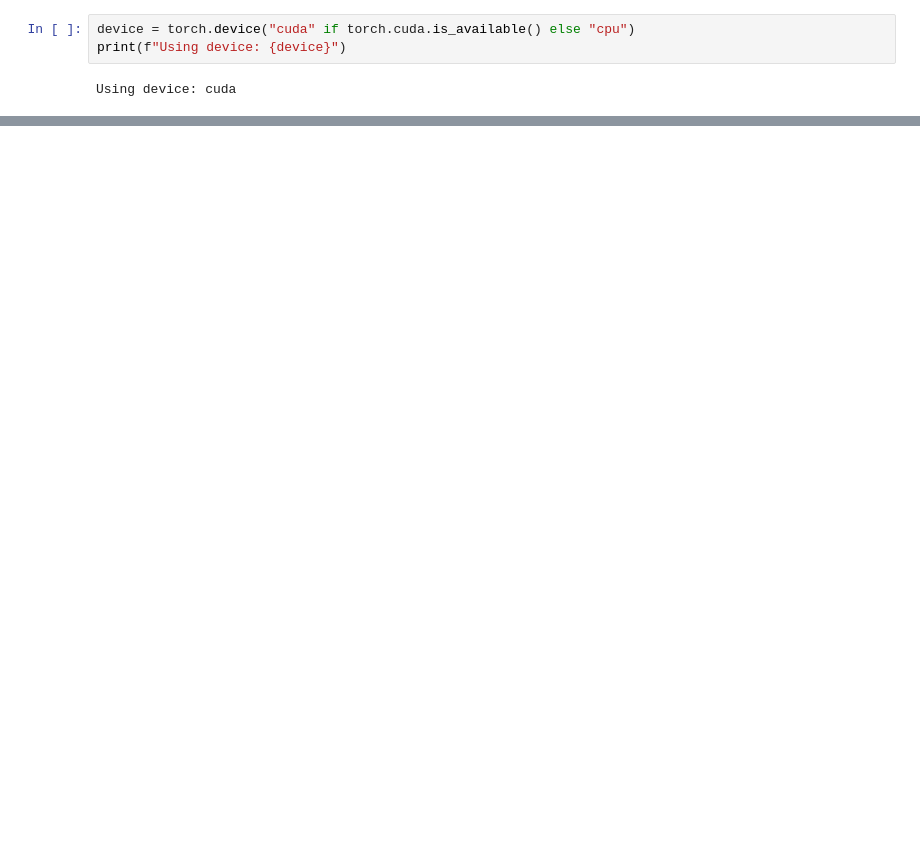
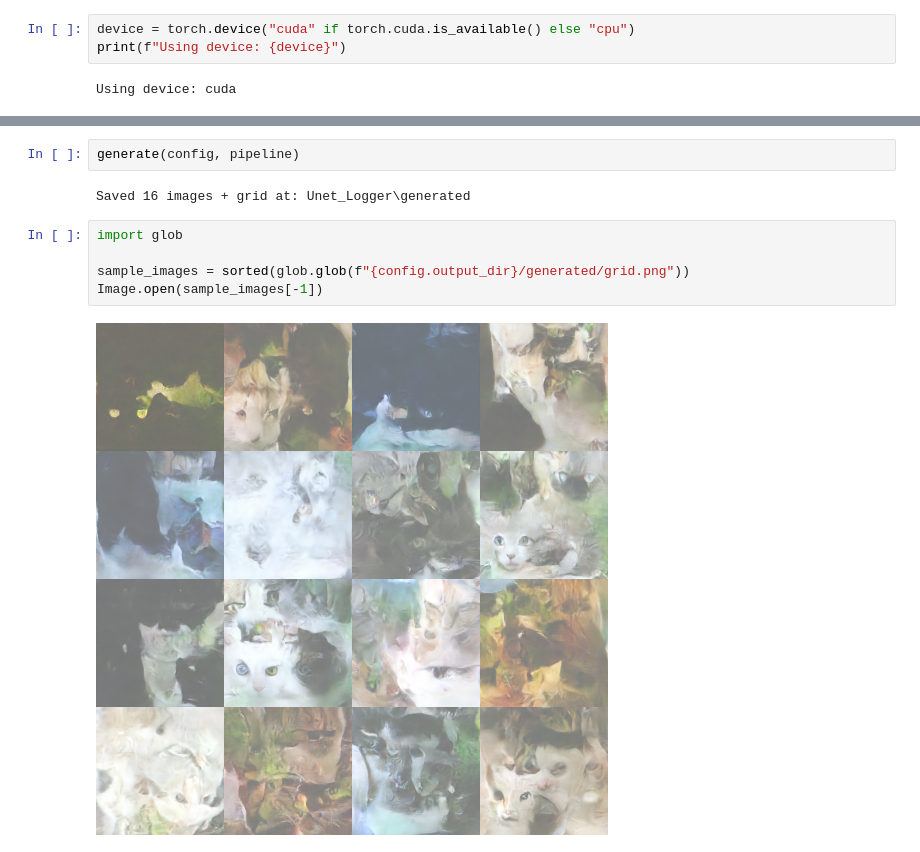
Before and after one commit to Ja-Gk-00/DeepLearning, a Jupyter notebook: Project_III/Notebooks/GenerationExploration.ipynb, the cells around one changed output, grey strips where cells are left out. Drawn from its saved outputs; the diff is of its cells as text; blank space fills up the shorter version.

```diff
--- a/Project_III/Notebooks/GenerationExploration.ipynb
+++ b/Project_III/Notebooks/GenerationExploration.ipynb
@@ -41,0 +228,11 @@ for i, img in enumerate(samples):
+# %%
+generate(config, pipeline)
+# %% [output]
+Saved 16 images + grid at: Unet_Logger\generated
+# %%
+import glob
+
+sample_images = sorted(glob.glob(f"{config.output_dir}/generated/grid.png"))
+Image.open(sample_images[-1])
+# %% [output]
+[figure, added]
```
Also changed, not shown: parts of 21 cells of this notebook, 52 other files.
